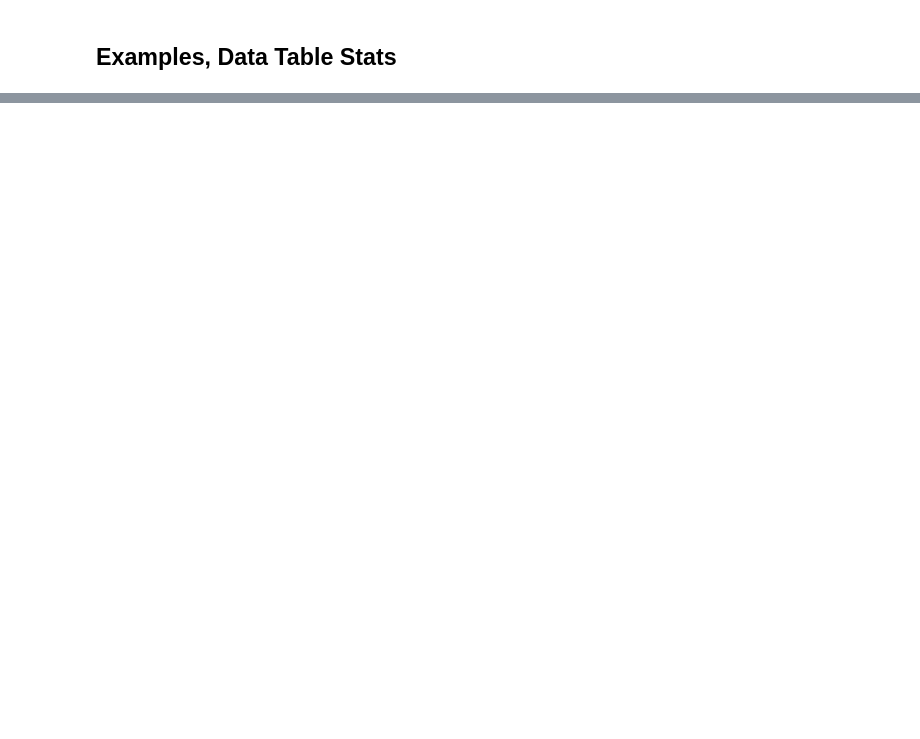
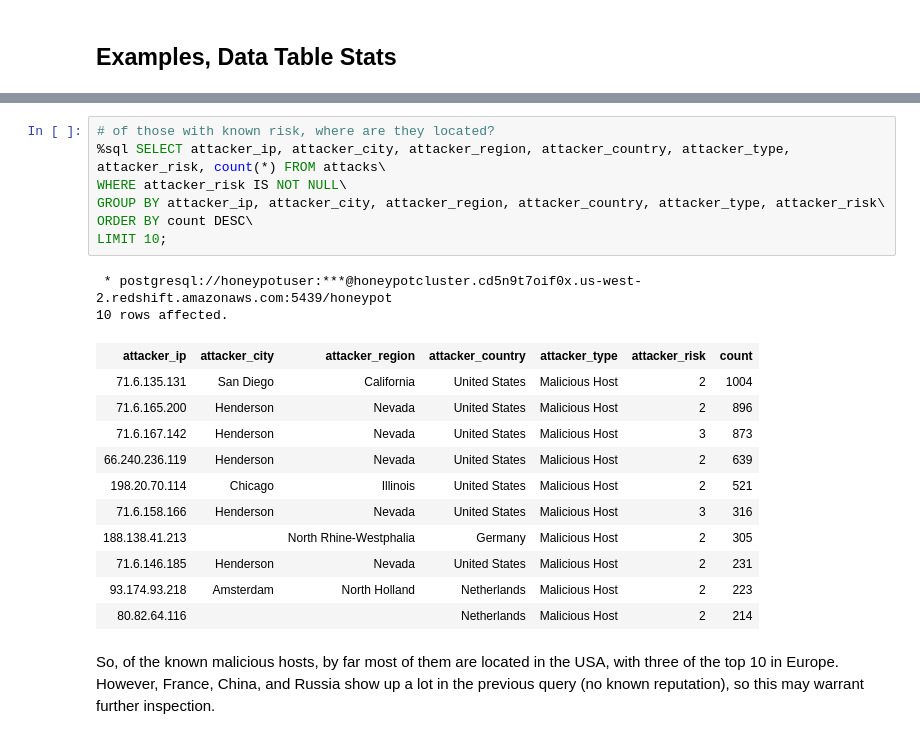
Before and after one commit to tybyers/honeypot_datawh, a Jupyter notebook: final_report.ipynb, the cells around one changed output, grey strips where cells are left out. Cells and saved outputs as stored; diff of their text form; blank space fills up the shorter version.

```diff
--- a/final_report.ipynb
+++ b/final_report.ipynb
@@ -28,0 +357,23 @@ TODO^^
+# %%
+# of those with known risk, where are they located?
+%sql SELECT attacker_ip, attacker_city, attacker_region, attacker_country, attacker_type, attacker_risk, count(*) FROM attacks\
+WHERE attacker_risk IS NOT NULL\
+GROUP BY attacker_ip, attacker_city, attacker_region, attacker_country, attacker_type, attacker_risk\
+ORDER BY count DESC\
+LIMIT 10;
+# %% [output]
+ * postgresql://honeypotuser:***@honeypotcluster.cd5n9t7oif0x.us-west-2.redshift.amazonaws.com:5439/honeypot
+10 rows affected.
+| attacker_ip | attacker_city | attacker_region | attacker_country | attacker_type | attacker_risk | count |
+| 71.6.135.131 | San Diego | California | United States | Malicious Host | 2 | 1004 |
+| 71.6.165.200 | Henderson | Nevada | United States | Malicious Host | 2 | 896 |
+| 71.6.167.142 | Henderson | Nevada | United States | Malicious Host | 3 | 873 |
+| 66.240.236.119 | Henderson | Nevada | United States | Malicious Host | 2 | 639 |
+| 198.20.70.114 | Chicago | Illinois | United States | Malicious Host | 2 | 521 |
+| 71.6.158.166 | Henderson | Nevada | United States | Malicious Host | 3 | 316 |
+| 188.138.41.213 |  | North Rhine-Westphalia | Germany | Malicious Host | 2 | 305 |
+| 71.6.146.185 | Henderson | Nevada | United States | Malicious Host | 2 | 231 |
+| 93.174.93.218 | Amsterdam | North Holland | Netherlands | Malicious Host | 2 | 223 |
+| 80.82.64.116 |  |  | Netherlands | Malicious Host | 2 | 214 |
+# %% [markdown]
+So, of the known malicious hosts, by far most of them are located in the USA, with three of the top 10 in Europe. However, France, China, and Russia show up a lot in the previous query (no known reputation), so this may warrant further inspection.
```
Also changed, not shown: parts of 39 cells of this notebook, 2 other files.
